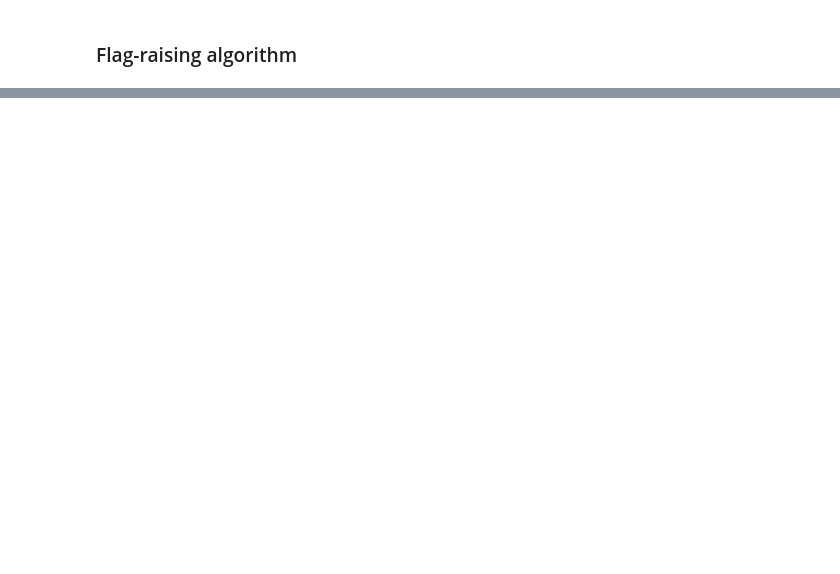
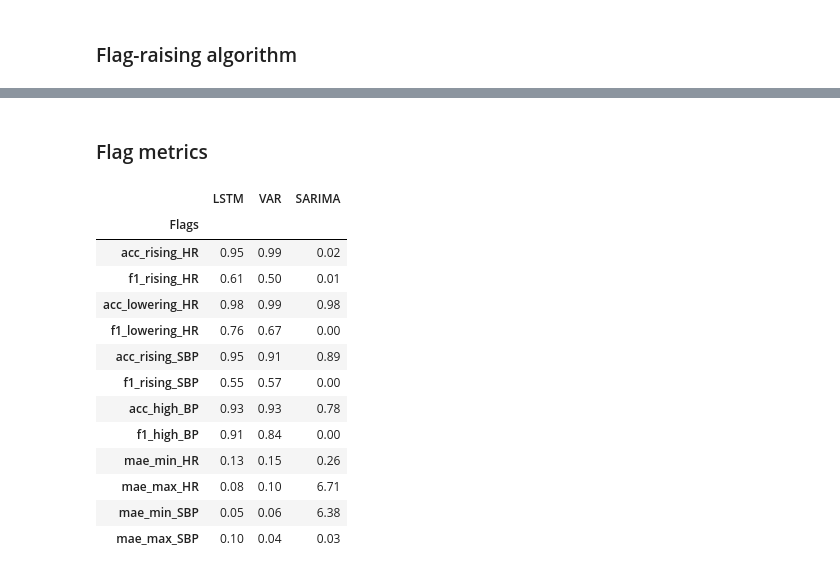
Before and after one commit to PKing70/Sentinel, a Jupyter notebook: VAR/VAR.ipynb, the cells around one changed output, grey strips where cells are left out. Saved outputs shown, nothing was run; the diff lists cells and outputs as text; code cells hidden in the pictures; blank space fills up the shorter version.

```diff
--- a/VAR/VAR.ipynb
+++ b/VAR/VAR.ipynb
@@ -437,8 +307,3 @@ def var_model(patient):
         df_future = invert_transformation(df_patient2, df_future, second_diff=True)
 
     return  df_train2, df_test, df_forecast, df_future
-# %%
-df_train, df_test, df_forecast, df_future = var_model(36279955) # 73939445, 36279955
-# %%
-a = forecast_accuracy(df_forecast, df_test)
-a
@@ -1155,0 +511,22 @@ df_model[~df_model.patient_uuid.isin(d_patients)].SBP_mape.mean()
+# %% [markdown]
+### Flag metrics
+# %%
+def accuracy_f1(true_positive, true_negative, false_positive, false_negative):
+    """
+    Calculates accuracy and F1-score for a particular feature.
+
+    true_positive : number of true positives.
+    true_negative : number of true negatives.
+    false_positive: number of false positives.
+    false_negative: number of false negatives.
+
+    output:    acc: accuracy of the model on the feature.
+          f1_score: F1-score of the model on the feature.
+    """
+    acc = (true_positive + true_negative) / (true_positive + false_positive + false_negative + true_negative)
+    prec = true_positive / (true_positive + false_positive)
+    rec = true_positive / (true_positive + false_negative)
+    f1_score = 2 * (rec * prec) / (rec + prec)
+    if (rec == 0) & (prec == 0):
+        f1_score = 0
+    return acc, f1_score
@@ -1155,0 +570,33 @@ df_model[~df_model.patient_uuid.isin(d_patients)].SBP_mape.mean()
+# %%
+# Creates dataframe containing the performance indicators of the three models for the flag-raising algorithm.
+
+algo_metrics = [acc_rising_HR, f1_rising_HR, acc_lowering_HR, f1_lowering_HR, acc_rising_SBP, f1_rising_SBP,
+                acc_high_BP, f1_high_BP, mae_min_HR, mae_max_HR, mae_min_SBP, mae_max_SBP]
+
+algo_metrics_index = ['acc_rising_HR', 'f1_rising_HR', 'acc_lowering_HR', 'f1_lowering_HR', 'acc_rising_SBP',
+                      'f1_rising_SBP','acc_high_BP', 'f1_high_BP', 'mae_min_HR', 'mae_max_HR', 'mae_min_SBP',
+                      'mae_max_SBP']
+
+df_algo = pd.DataFrame(algo_metrics, index=algo_metrics_index, columns=['VAR'])
+df_algo.index.name = 'Flags'
+df_algo['LSTM'] = [.9546, .6124, .9765, .7596, .9469, .5547, .9315, .9115, .1327, .0768, .0469, .0965]
+df_algo['SARIMA'] = [0.016042780748663103, 0.008086253369272236, 0.983957219251337, 0, 0.8890374331550802, 0,
+                     0.7847593582887701, 0, 0.2606951871657754, 6.711229946524064, 6.3810160427807485, 0.02807486631016043]
+df_algo = df_algo[['LSTM', 'VAR', 'SARIMA']]
+df_algo = np.round(df_algo, 2)
+df_algo
+# %% [output]
+|  | LSTM | VAR | SARIMA |
+| Flags |  |  |  |
+| acc_rising_HR | 0.95 | 0.99 | 0.02 |
+| f1_rising_HR | 0.61 | 0.50 | 0.01 |
+| acc_lowering_HR | 0.98 | 0.99 | 0.98 |
+| f1_lowering_HR | 0.76 | 0.67 | 0.00 |
+| acc_rising_SBP | 0.95 | 0.91 | 0.89 |
+| f1_rising_SBP | 0.55 | 0.57 | 0.00 |
+| acc_high_BP | 0.93 | 0.93 | 0.78 |
+| f1_high_BP | 0.91 | 0.84 | 0.00 |
+| mae_min_HR | 0.13 | 0.15 | 0.26 |
+| mae_max_HR | 0.08 | 0.10 | 6.71 |
+| mae_min_SBP | 0.05 | 0.06 | 6.38 |
+| mae_max_SBP | 0.10 | 0.04 | 0.03 |
```
Also changed, not shown: parts of 101 cells of this notebook.
